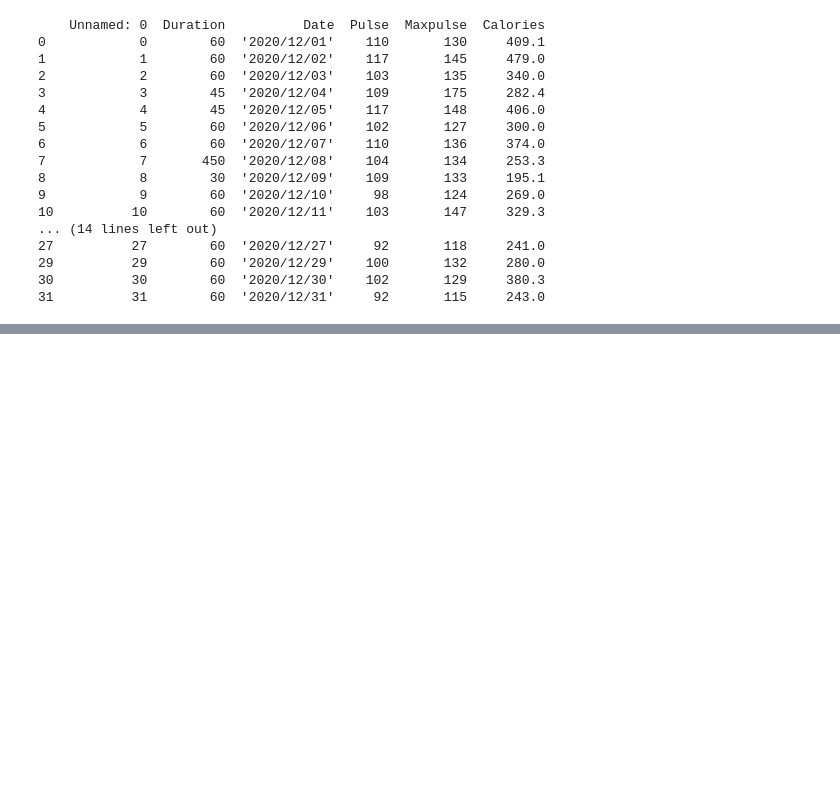
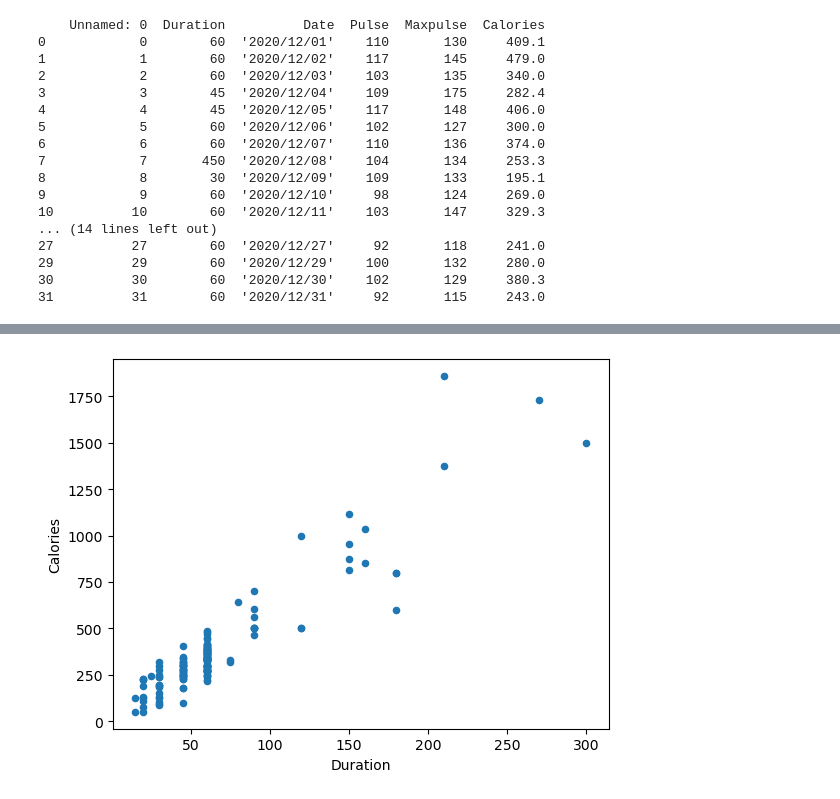
Before and after one commit to Abhi-masane/python-for-ml, a Jupyter notebook: ML_pandas_basics.ipynb, the cells around one changed output, grey strips where cells are left out. Drawn from its saved outputs; the diff is of its cells as text; code cells hidden in the pictures; blank space fills up the shorter version.

```diff
--- a/ML_pandas_basics.ipynb
+++ b/ML_pandas_basics.ipynb
@@ -410,9 +428,9 @@ A common way to replace empty cells, is to calculate the mean, median or mode va
 Pandas uses the mean() median() and mode() methods to calculate the respective values for a specified column: """
 
 # Mean
-temp4 = pd.read_csv('cleaning.csv')
-x = temp4["Calories"].mean()
-temp4.fillna({"Calories": x}, inplace=True)
+df = pd.read_csv('cleaning.csv')
+x = df["Calories"].mean()
+df.fillna({"Calories": x}, inplace=True)
 
 # Median
 temp5 = pd.read_csv('cleaning.csv')
@@ -426,0 +484,16 @@ temp6.fillna({"Calories": z}, inplace = True)
+# %%
+"""  To replace wrong data for larger data sets you can create some rules, e.g. set some boundaries for legal values, and replace any values that are outside of the boundaries.
+Example : Loop through all values in the "Duration" column.
+If the value is higher than 120, set it to 120: """
+
+""" for x in df.index:
+    if df.loc[x, 'Duration'] > 120:
+        df.loc[x, 'Duration'] = 120 """
+
+# Removing Rows
+# Another way of handling wrong data is to remove the rows that contains wrong data.
+
+for x in df.index:
+    if df.loc[x, 'Duration'] > 120:
+        df.drop(x, inplace = True) # Note: inplace = True; so that it replaces in the original data and not create the copy and change in it
+# print(df.to_string())
@@ -426,0 +567,23 @@ temp6.fillna({"Calories": z}, inplace = True)
+# %%
+""" Scatter Plot
+Specify that you want a scatter plot with the kind argument:
+
+kind = 'scatter'
+
+A scatter plot needs an x- and a y-axis.
+
+In the example below we will use "Duration" for the x-axis and "Calories" for the y-axis.
+
+Include the x and y arguments like this:
+
+x = 'Duration', y = 'Calories' """
+
+import pandas as pd
+import matplotlib.pyplot as plt
+
+df = pd.read_csv('plot_data.csv')
+
+df.plot(kind = 'scatter', x = 'Duration', y = 'Calories')
+plt.show()
+# %% [output]
+[figure, added]
```
Also changed, not shown: parts of 11 cells of this notebook, 1 other file.
